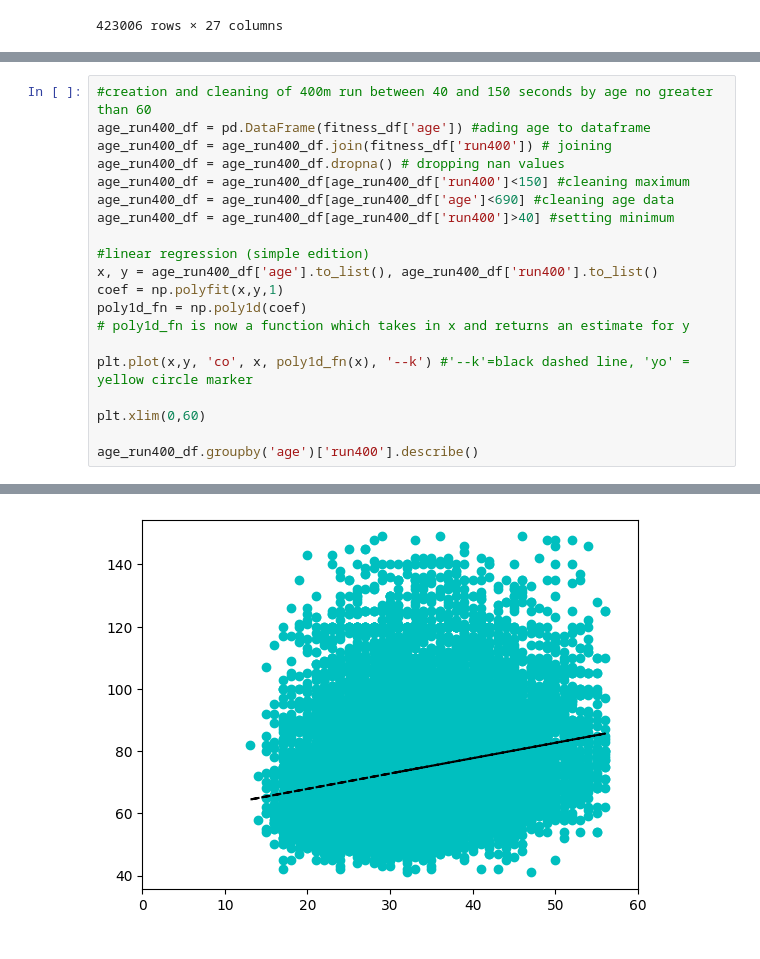
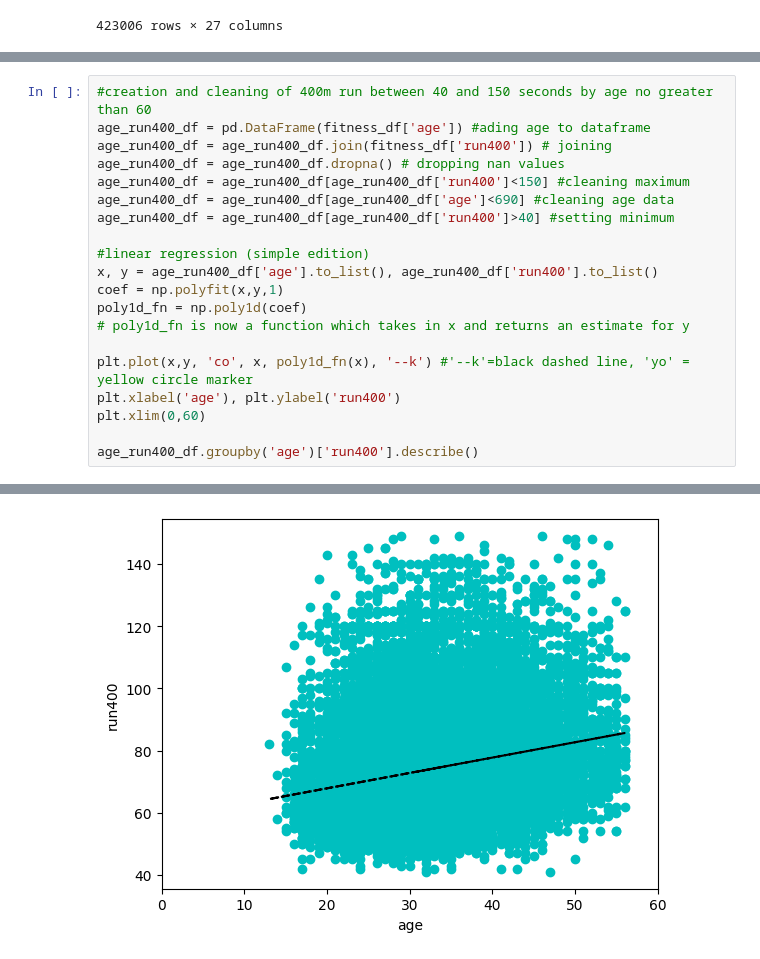
Before and after one commit to JKRAYV/ETAV, a Jupyter notebook: ETAV.ipynb, the cells around one changed output, grey strips where cells are left out. Cells and saved outputs as stored; diff of their text form.

```diff
--- a/ETAV.ipynb
+++ b/ETAV.ipynb
@@ -82,35 +82,35 @@ age_run400_df = age_run400_df[age_run400_df['run400']>40] #setting minimum
 
 #linear regression (simple edition)
 x, y = age_run400_df['age'].to_list(), age_run400_df['run400'].to_list()
 coef = np.polyfit(x,y,1)
 poly1d_fn = np.poly1d(coef)
 # poly1d_fn is now a function which takes in x and returns an estimate for y
 
 plt.plot(x,y, 'co', x, poly1d_fn(x), '--k') #'--k'=black dashed line, 'yo' = yellow circle marker
-
+plt.xlabel('age'), plt.ylabel('run400')
 plt.xlim(0,60)
 
 age_run400_df.groupby('age')['run400'].describe()
 # %% [output]
 |  | count | mean | std | min | 25% | 50% | 75% | max |
 | age |  |  |  |  |  |  |  |  |
 | 13.0 | 1.0 | 82.000000 | NaN | 82.0 | 82.00 | 82.0 | 82.00 | 82.0 |
 | 14.0 | 2.0 | 65.000000 | 9.899495 | 58.0 | 61.50 | 65.0 | 68.50 | 72.0 |
 | 15.0 | 14.0 | 72.357143 | 15.259837 | 54.0 | 60.50 | 69.0 | 81.50 | 107.0 |
 | 16.0 | 35.0 | 68.142857 | 13.521536 | 50.0 | 58.50 | 65.0 | 72.50 | 114.0 |
 | 17.0 | 104.0 | 68.826923 | 15.047783 | 42.0 | 58.00 | 64.5 | 78.00 | 120.0 |
 | 18.0 | 139.0 | 68.381295 | 13.686657 | 45.0 | 59.00 | 65.0 | 73.00 | 126.0 |
 | 19.0 | 192.0 | 68.177083 | 13.879432 | 47.0 | 59.00 | 65.5 | 74.25 | 135.0 |
 | 20.0 | 271.0 | 68.191882 | 15.364705 | 49.0 | 58.00 | 64.0 | 75.00 | 143.0 |
 | 21.0 | 341.0 | 68.070381 | 14.699371 | 45.0 | 58.00 | 64.0 | 74.00 | 130.0 |
 | 22.0 | 448.0 | 67.814732 | 13.764528 | 45.0 | 59.00 | 65.0 | 74.00 | 120.0 |
 | ... | ... | ... | ... | ... | ... | ... | ... | ... |
 | 52.0 | 80.0 | 85.512500 | 18.443203 | 58.0 | 74.75 | 80.0 | 96.00 | 148.0 |
 | 53.0 | 67.0 | 84.820896 | 17.345793 | 54.0 | 72.50 | 80.0 | 95.50 | 137.0 |
 | 54.0 | 53.0 | 85.773585 | 18.196197 | 59.0 | 72.00 | 82.0 | 98.00 | 146.0 |
 | 55.0 | 42.0 | 81.452381 | 15.609882 | 54.0 | 72.00 | 78.0 | 89.50 | 128.0 |
 | 56.0 | 22.0 | 84.500000 | 16.468585 | 62.0 | 75.50 | 80.0 | 86.50 | 125.0 |
-[figure, old version]
+[figure, new version]
 # %%
 #creation and cleaning of 4005k run between 400 and 9000 seconds by age no greater than 60
 age_run5k_df = pd.DataFrame(fitness_df['age']) #adding age to dataframe
```
Also changed, not shown: parts of 3 cells of this notebook, 1 other file.
